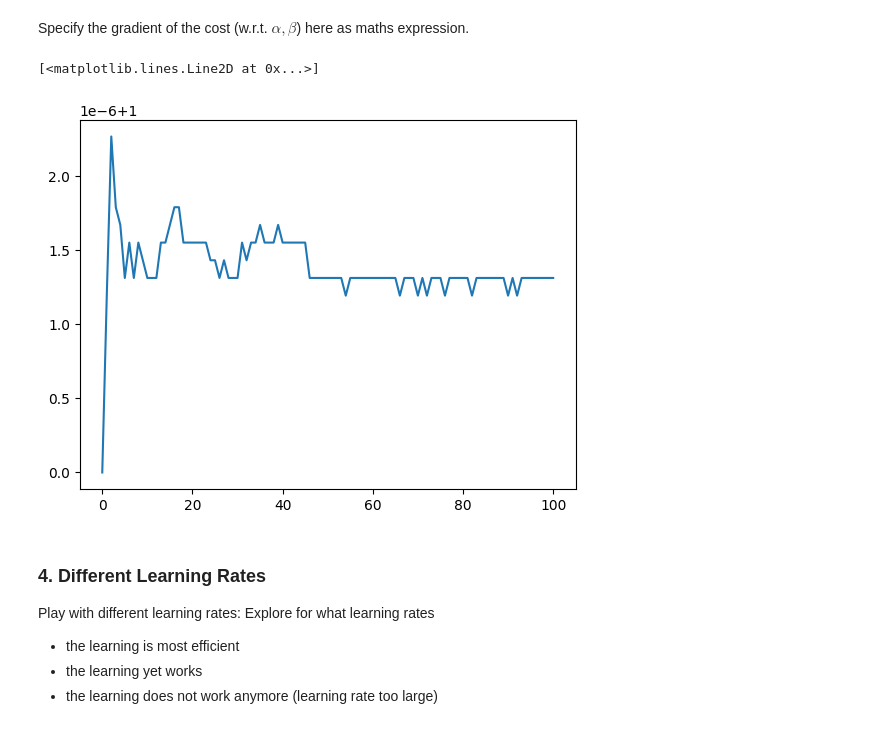
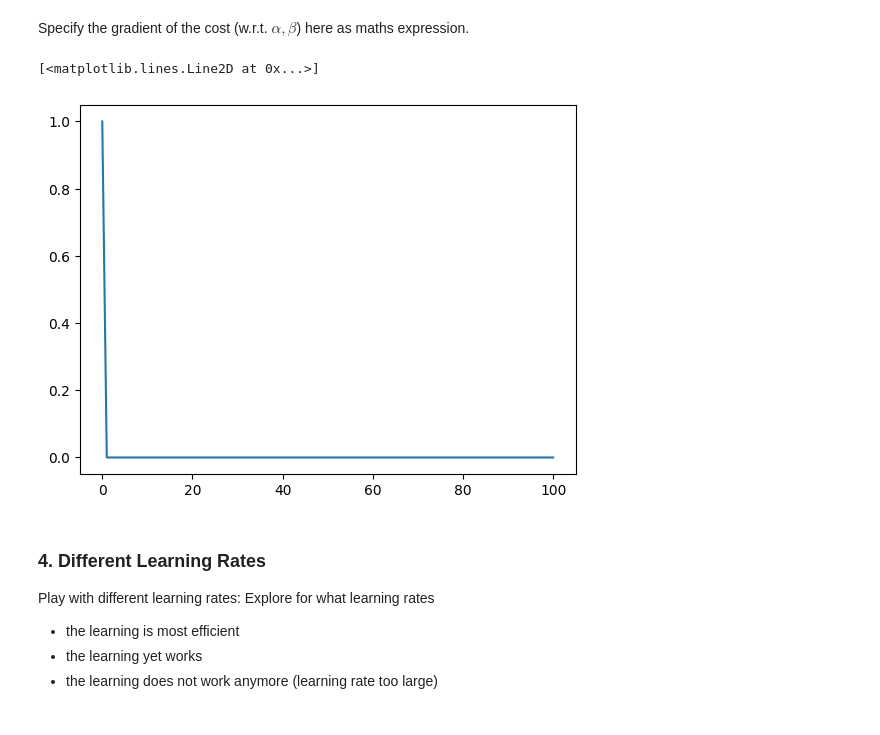
Before and after one commit to JaronMatzinger/mse_delearn, a Jupyter notebook: 02_exercises/pw02_lin_regression_GD_stud.ipynb, the cells around one changed output. Saved outputs shown, nothing was run; the diff lists cells and outputs as text; code cells hidden in the pictures.

```diff
--- a/DL-PW-02-material/pw02_lin_regression_GD_stud.ipynb
+++ b/02_exercises/pw02_lin_regression_GD_stud.ipynb
@@ -115,32 +116,32 @@ def gradient_cost(X,Y,a):
 # %%
 # adjust if needed
 n_epochs = 100
-lr = 2.0
+lr = 1.0
 
 ## initial parameter
-a = torch.tensor([0.0, 0.0], dtype=torch.float32).reshape(2,1) # a is theta
+a = torch.tensor([0.0, 0.0], dtype=torch.float32).reshape(2, 1) # a is theta
 
 # track the costs
 costs = []
 
 # YOUR CODE (START)
 
 # loop over the epochs: update parameter values, compute the cost and add it to the costs list
 for epoch in range(n_epochs):
-    costs.append(cost(X,Y,a))
+    costs.append(cost(X, Y, a))
     a = a - lr * gradient_cost(X, Y, a)
 
-costs.append(cost(X,Y,a))
+costs.append(cost(X, Y, a))
 
 # YOUR CODE (END)
 
 # some output
 cost_gd = costs[-1]
 plt.plot(range(n_epochs + 1), costs)
 # plt.plot(range(n_epochs + 1), cost_closed_form * torch.ones(n_epochs + 1))
 # %% [output]
 [<matplotlib.lines.Line2D at 0x...>]
-[figure, old version]
+[figure, new version]
 # %% [markdown]
 ### 4. Different Learning Rates
 
```
Also changed, not shown: parts of 2 cells of this notebook, 4 other files.
